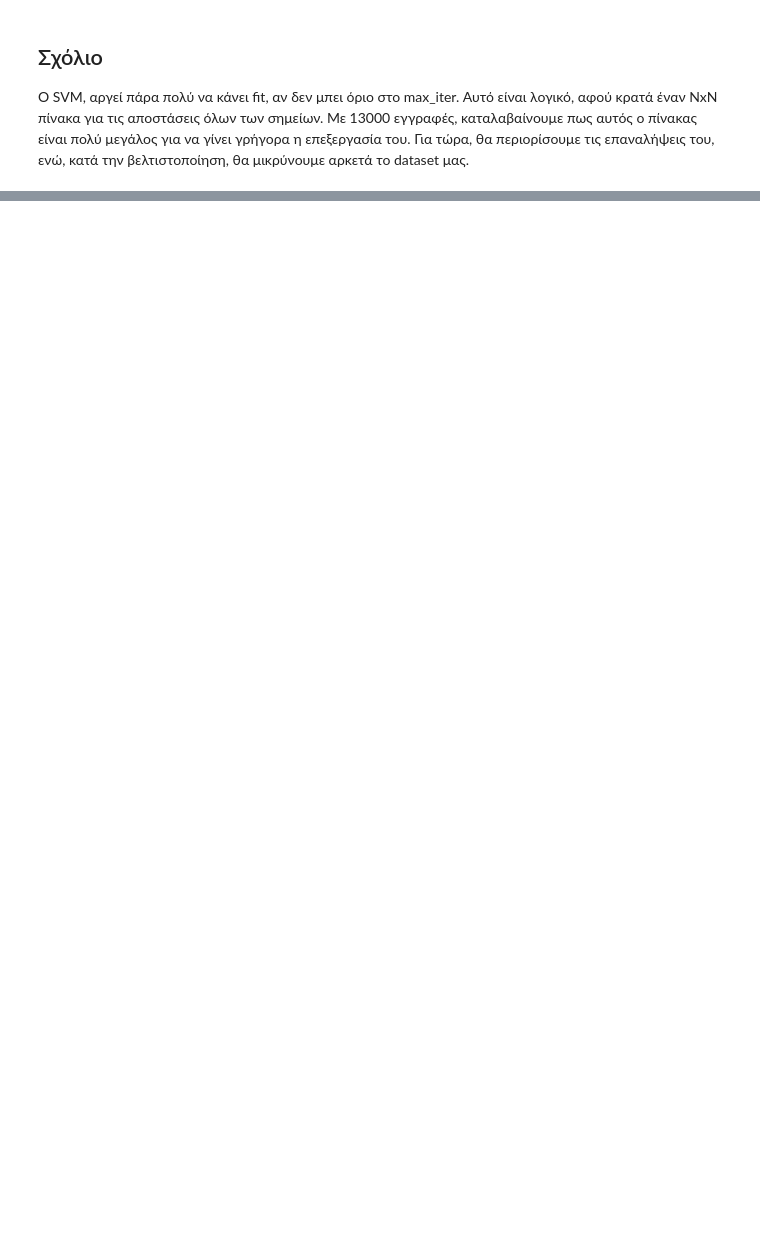
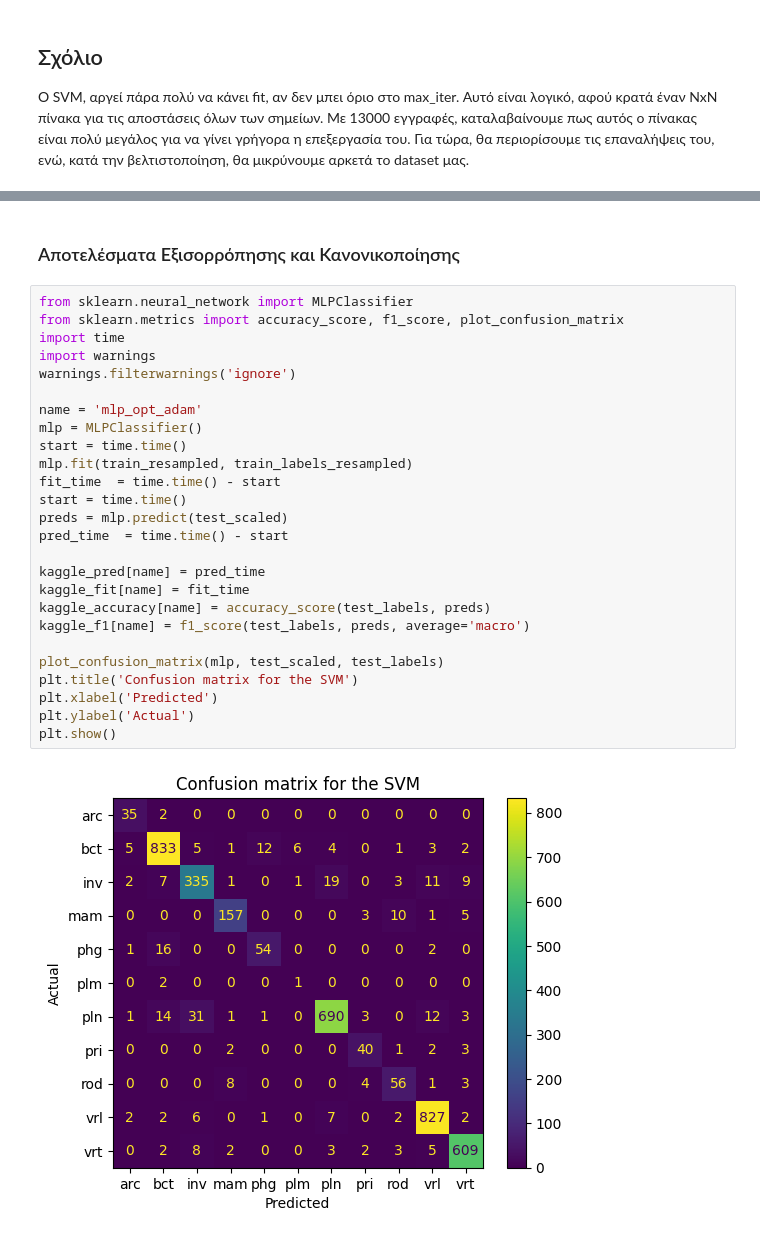
Before and after one commit to alextsaf/Neural-Networks-NTUA, a Jupyter notebook: 1st/NN_Team22_Kaggle.ipynb, the cells around one changed output, grey strips where cells are left out. Cells and saved outputs as stored; diff of their text form; blank space fills up the shorter version.

```diff
--- a/1st/NN_Team22_Kaggle.ipynb
+++ b/1st/NN_Team22_Kaggle.ipynb
@@ -222,0 +401,30 @@ print(kaggle_times)
+# %% [markdown]
+### Αποτελέσματα Εξισορρόπησης και Κανονικοποίησης
+# %%
+from sklearn.neural_network import MLPClassifier
+from sklearn.metrics import accuracy_score, f1_score, plot_confusion_matrix
+import time
+import warnings
+warnings.filterwarnings('ignore')
+
+name = 'mlp_opt_adam'
+mlp = MLPClassifier()
+start = time.time()
+mlp.fit(train_resampled, train_labels_resampled)
+fit_time  = time.time() - start
+start = time.time()
+preds = mlp.predict(test_scaled)
+pred_time  = time.time() - start
+
+kaggle_pred[name] = pred_time
+kaggle_fit[name] = fit_time
+kaggle_accuracy[name] = accuracy_score(test_labels, preds)
+kaggle_f1[name] = f1_score(test_labels, preds, average='macro')
+
+plot_confusion_matrix(mlp, test_scaled, test_labels)
+plt.title('Confusion matrix for the SVM')
+plt.xlabel('Predicted')
+plt.ylabel('Actual')
+plt.show()
+# %% [output]
+[figure, added]
```
Also changed, not shown: parts of 34 cells of this notebook.
